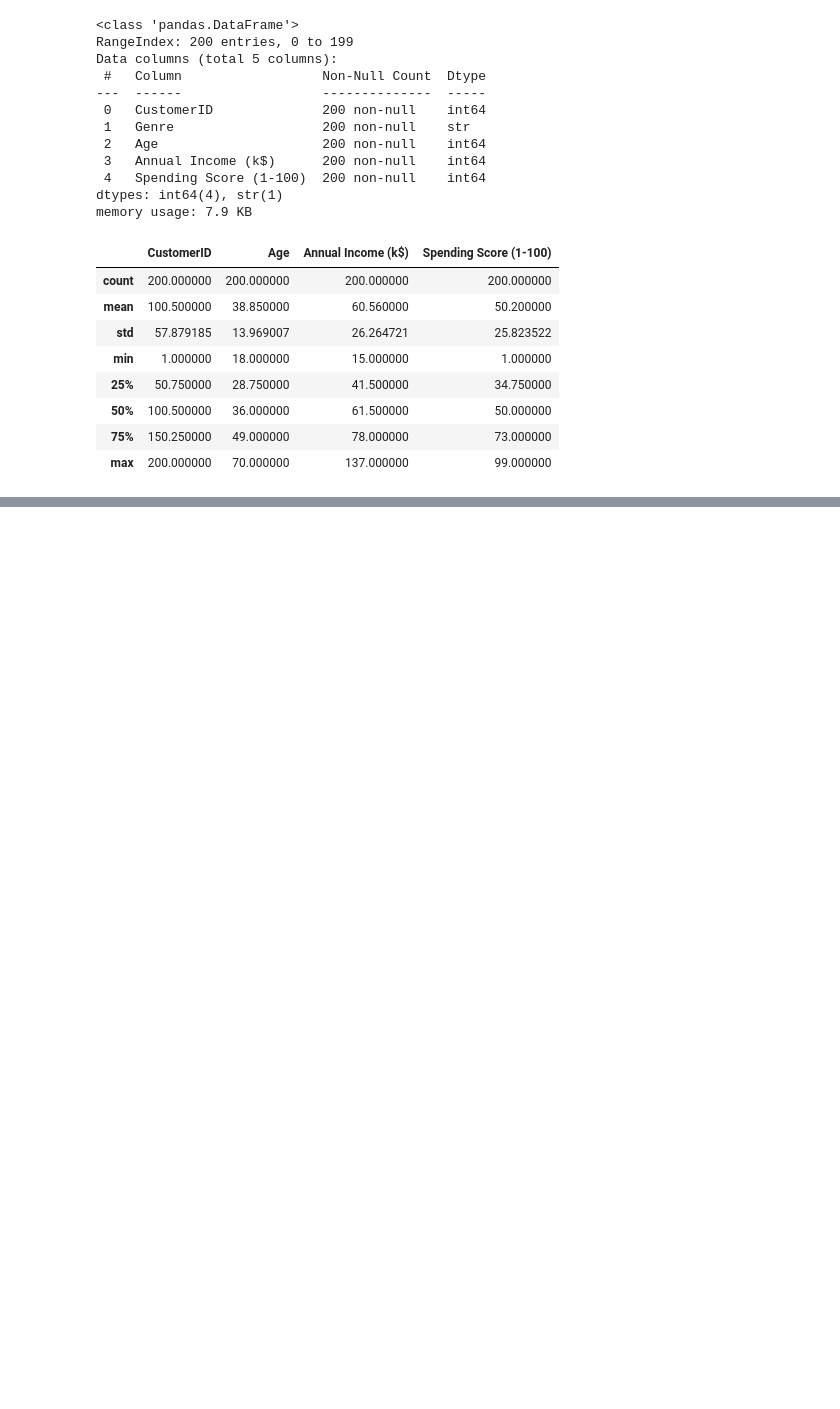
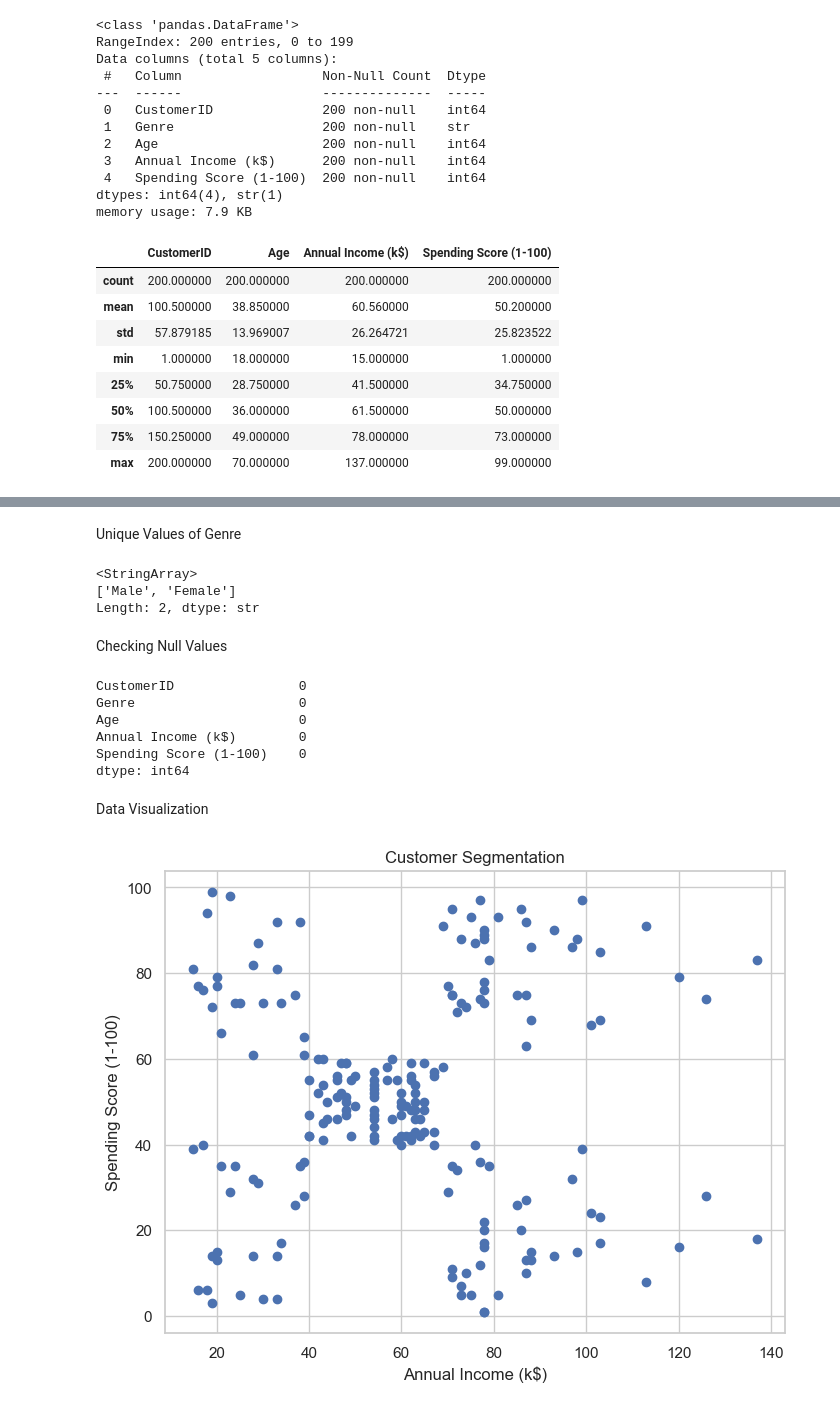
Before and after one commit to Syed-Kumail-Naqvi/Customer-Segmentation, a Jupyter notebook: notebooks/main.ipynb, the cells around one changed output, grey strips where cells are left out. Drawn from its saved outputs; the diff is of its cells as text; code cells hidden in the pictures; blank space fills up the shorter version.

Commit message:
Data Visualization Done!

```diff
--- a/notebooks/main.ipynb
+++ b/notebooks/main.ipynb
@@ -8,6 +12,6 @@ sns.set(style= "whitegrid") # For Better Plotting
 # %%
-df = pd.read_csv("../data/raw/Mall_Customers.xls")
-df.head()
+data = pd.read_csv("../data/raw/Mall_Customers.xls")
+data.head()
 # %% [output]
 |  | CustomerID | Genre | Age | Annual Income (k$) | Spending Score (1-100) |
 | 0 | 1 | Male | 19 | 15 | 39 |
@@ -44,0 +96,32 @@ df.describe()
+# %% [markdown]
+Unique Values of Genre
+# %%
+data["Genre"].unique()
+# %% [output]
+<StringArray>
+['Male', 'Female']
+Length: 2, dtype: str
+# %% [markdown]
+Checking Null Values
+# %%
+df.isnull().sum()
+# %% [output]
+CustomerID                0
+Genre                     0
+Age                       0
+Annual Income (k$)        0
+Spending Score (1-100)    0
+dtype: int64
+# %% [markdown]
+Data Visualization
+# %%
+# Data Visualization
+plt.figure(figsize=(8,6))
+plt.scatter(df["Annual Income (k$)"], df["Spending Score (1-100)"])
+plt.xlabel("Annual Income (k$)")
+plt.ylabel("Spending Score (1-100)")
+plt.title("Customer Segmentation")
+
+plt.show()
+# %% [output]
+[figure, added]
```
Also changed, not shown: parts of 16 cells of this notebook.
